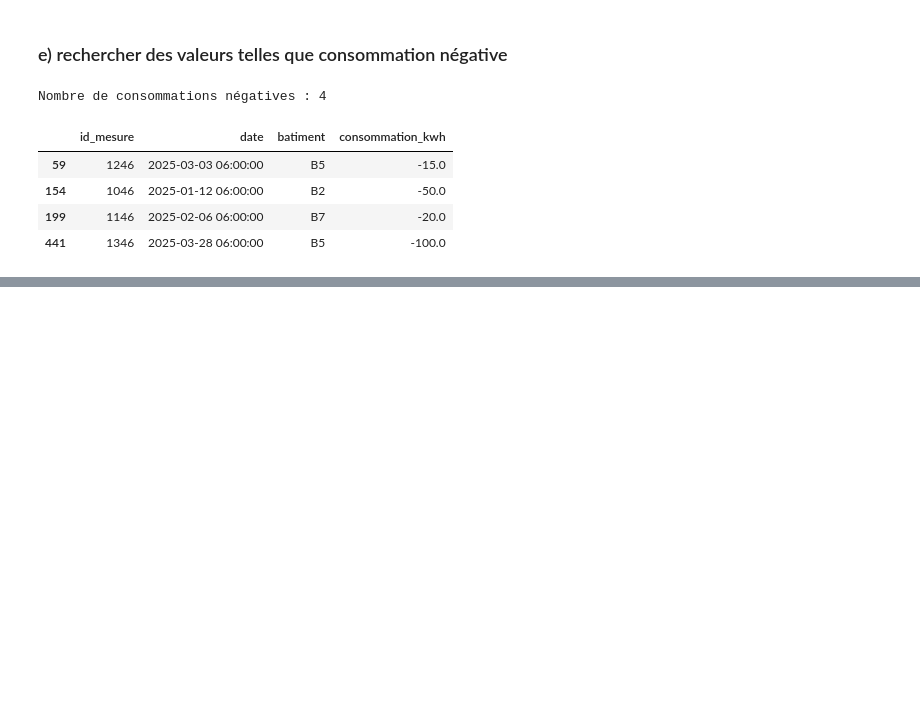
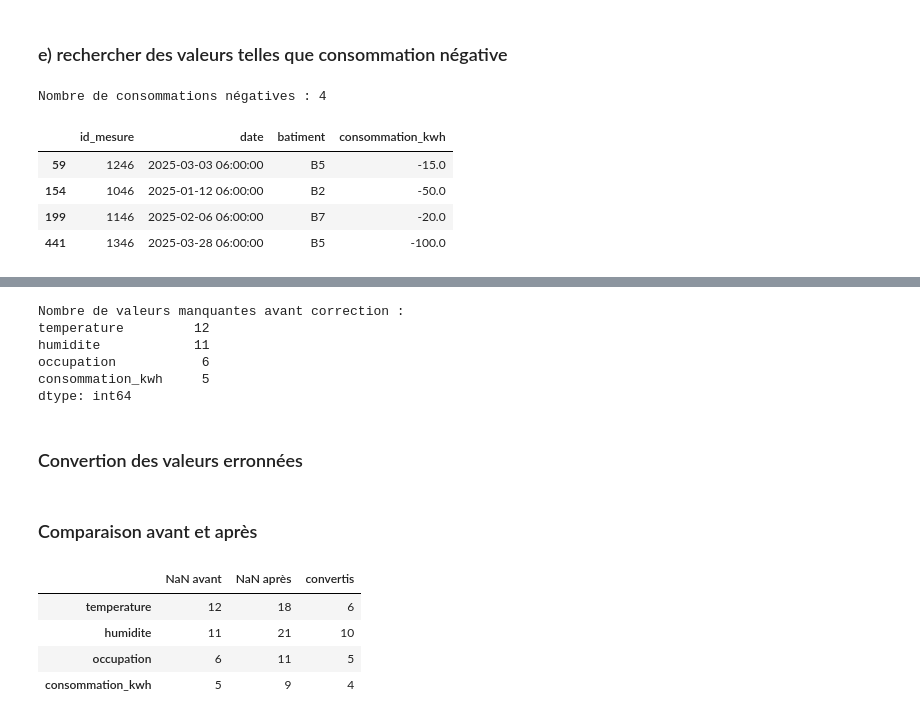
Before and after one commit to sinendoye/atelier_prepa_donnees_tab, a Jupyter notebook: notebooks/atelier_prepa_donnees_tab.ipynb, the cells around one changed output, grey strips where cells are left out. Drawn from its saved outputs; the diff is of its cells as text; code cells hidden in the pictures; blank space fills up the shorter version.

Commit message:
12f: Transformation des valeurs erronées en valeurs manquantes

```diff
--- a/notebooks/atelier_prepa_donnees_tab.ipynb
+++ b/notebooks/atelier_prepa_donnees_tab.ipynb
@@ -218,0 +221,14 @@ Nombre de consommations négatives : 4
+# %%
+df_avant = df.copy()   # copie de sécurité, pour comparer ou revenir en arrière
+
+cols_a_corriger = ["temperature", "humidite", "occupation", "consommation_kwh"]
+na_avant = df[cols_a_corriger].isna().sum()
+print ("Nombre de valeurs manquantes avant correction :")
+print(na_avant)
+# %% [output]
+Nombre de valeurs manquantes avant correction :
+temperature         12
+humidite            11
+occupation           6
+consommation_kwh     5
+dtype: int64
@@ -218,0 +237,23 @@ Nombre de consommations négatives : 4
+# %% [markdown]
+### Convertion des valeurs erronnées
+# %%
+df.loc[(df["temperature"] < 0) | (df["temperature"] > 45), "temperature"] = np.nan
+df.loc[(df["humidite"] < 0) | (df["humidite"] > 100), "humidite"] = np.nan
+df.loc[df["occupation"] < 0, "occupation"] = np.nan
+df.loc[df["consommation_kwh"] < 0, "consommation_kwh"] = np.nan
+# %% [markdown]
+### Comparaison avant et après
+# %%
+na_apres = df[cols_a_corriger].isna().sum()
+
+pd.DataFrame({
+    "NaN avant": na_avant,
+    "NaN après": na_apres,
+    "convertis": na_apres - na_avant,
+})
+# %% [output]
+|  | NaN avant | NaN après | convertis |
+| temperature | 12 | 18 | 6 |
+| humidite | 11 | 21 | 10 |
+| occupation | 6 | 11 | 5 |
+| consommation_kwh | 5 | 9 | 4 |
```
Also changed, not shown: parts of 2 cells of this notebook.
